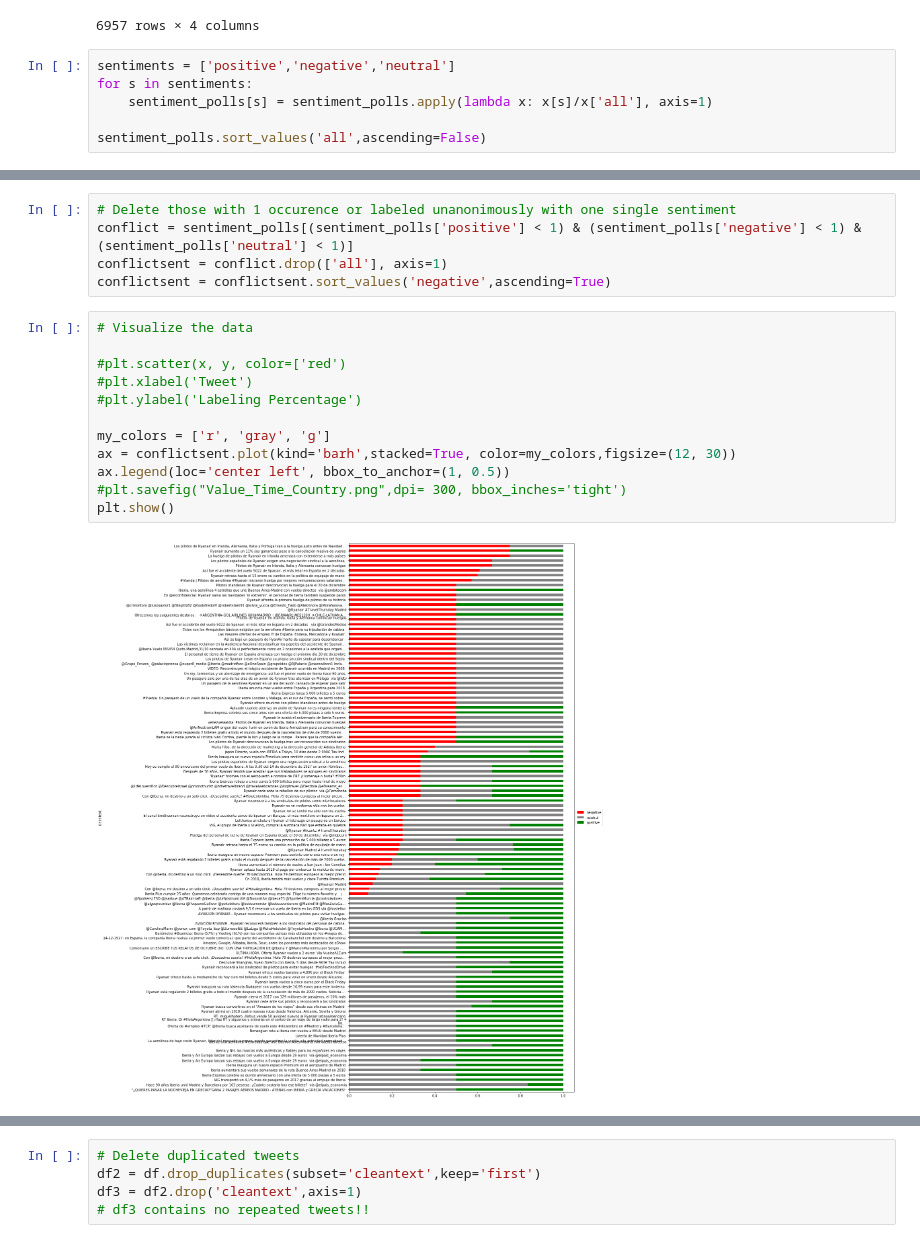
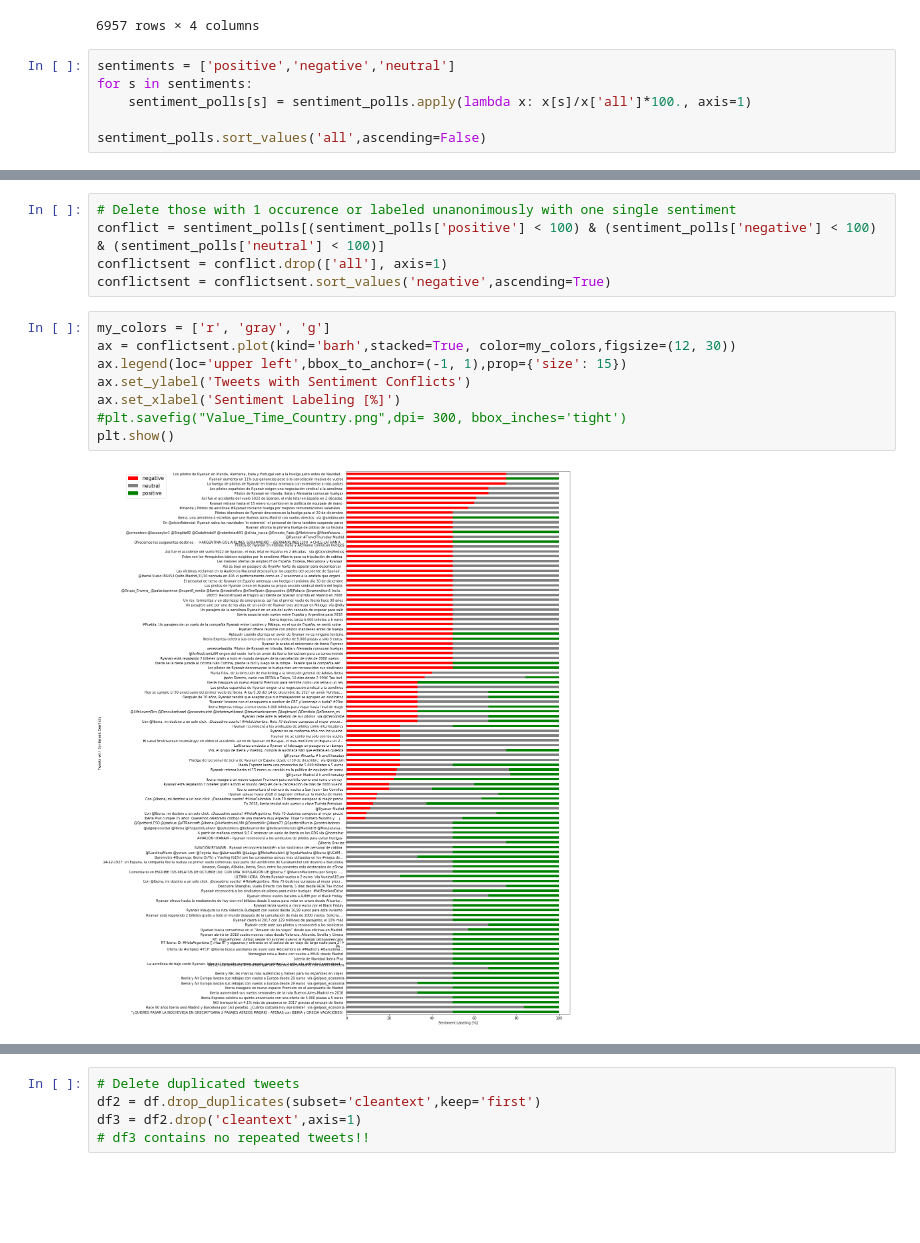
Before and after one commit to alfredcas/Feelings, a Jupyter notebook: Marketing.ipynb, the cells around one changed output, grey strips where cells are left out. Drawn from its saved outputs; the diff is of its cells as text; blank space fills up the shorter version.

Commit message:
Study of Mislabeling for Repeated Tweets

```diff
--- a/Marketing.ipynb
+++ b/Marketing.ipynb
@@ -98,7 +98,7 @@ sentiment_polls.sort_values('neutral',ascending=False)
 # %%
 sentiments = ['positive','negative','neutral']
 for s in sentiments:
-    sentiment_polls[s] = sentiment_polls.apply(lambda x: x[s]/x['all'], axis=1)
+    sentiment_polls[s] = sentiment_polls.apply(lambda x: x[s]/x['all']*100., axis=1)
 
 sentiment_polls.sort_values('all',ascending=False)
 # %% [output]
@@ -123,20 +123,16 @@ sentiment_polls.sort_values('all',ascending=False)
 6957 rows × 4 columns
 # %%
 # Delete those with 1 occurence or labeled unanonimously with one single sentiment
-conflict = sentiment_polls[(sentiment_polls['positive'] < 1) & (sentiment_polls['negative'] < 1) & (sentiment_polls['neutral'] < 1)]
+conflict = sentiment_polls[(sentiment_polls['positive'] < 100) & (sentiment_polls['negative'] < 100) & (sentiment_polls['neutral'] < 100)]
 conflictsent = conflict.drop(['all'], axis=1)
 conflictsent = conflictsent.sort_values('negative',ascending=True)
 # %%
-# Visualize the data
-
-#plt.scatter(x, y, color=['red')
-#plt.xlabel('Tweet')
-#plt.ylabel('Labeling Percentage')
-
 my_colors = ['r', 'gray', 'g']
 ax = conflictsent.plot(kind='barh',stacked=True, color=my_colors,figsize=(12, 30))
-ax.legend(loc='center left', bbox_to_anchor=(1, 0.5))
+ax.legend(loc='upper left',bbox_to_anchor=(-1, 1),prop={'size': 15})
+ax.set_ylabel('Tweets with Sentiment Conflicts')
+ax.set_xlabel('Sentiment Labeling [%]')
 #plt.savefig("Value_Time_Country.png",dpi= 300, bbox_inches='tight')
 plt.show()
 # %% [output]
-[figure, old version]
+[figure, new version]
```
Also changed, not shown: parts of 7 cells of this notebook.
